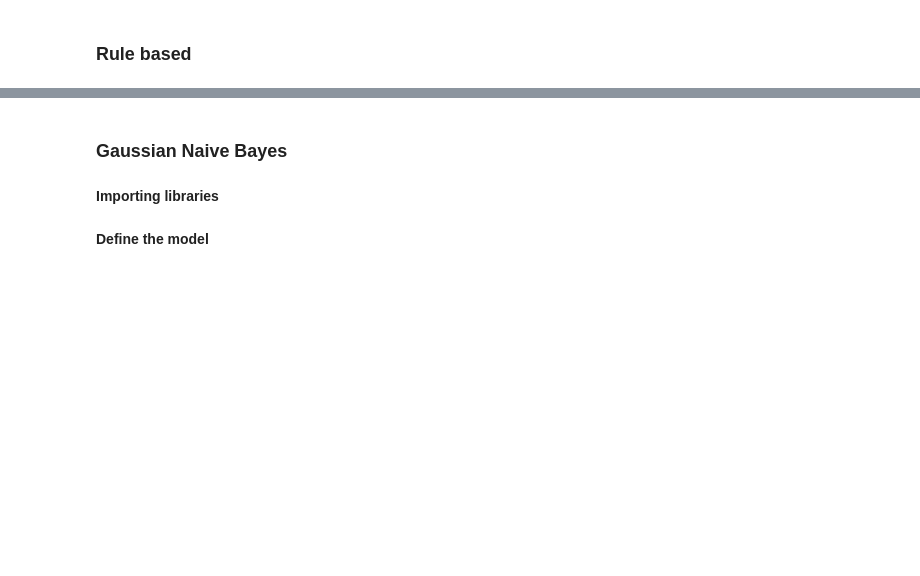
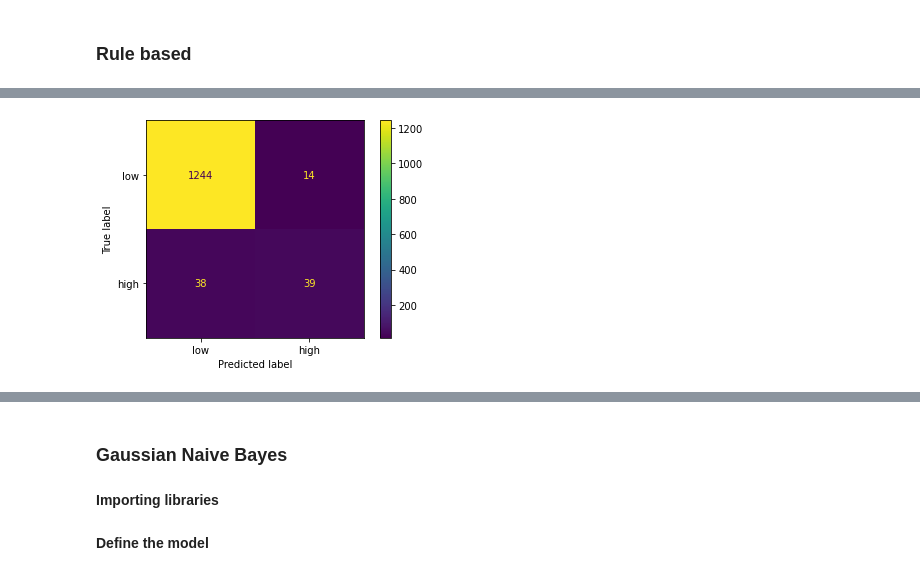
Before and after one commit to gasparax/DM_Project, a Jupyter notebook: classification.ipynb, the cells around one changed output, grey strips where cells are left out. Drawn from its saved outputs; the diff is of its cells as text; code cells hidden in the pictures; blank space fills up the shorter version.

```diff
--- a/classification.ipynb
+++ b/classification.ipynb
@@ -384,6 +564,7 @@ print('Recall ', ripper.score(test_set, test_label, recall_score))
 # %%
-plot_confusion_matrix(ripper, test_set, test_label)
-plt.show()
+plot_confusion_mx(test_label, ripper_pred)
+# %% [output]
+[figure, added]
 # %%
 ripper_pred_reasons = ripper.predict(test_set, give_reasons=True)
 # %%
```
Also changed, not shown: parts of 160 cells of this notebook.
